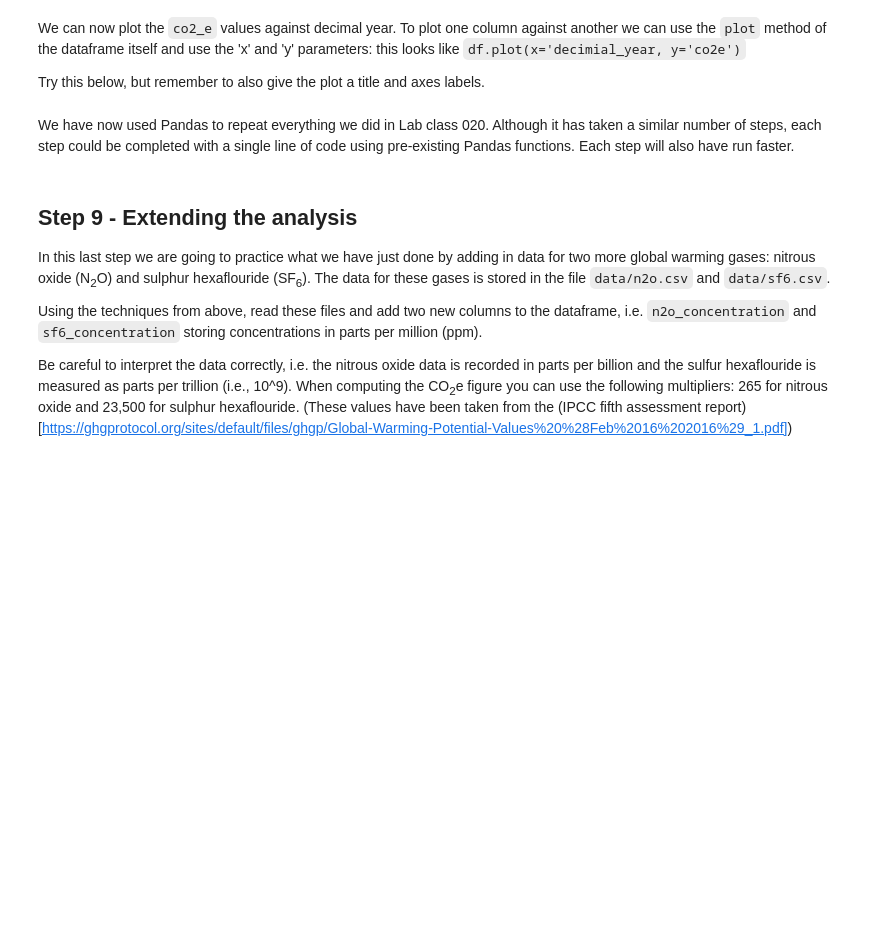
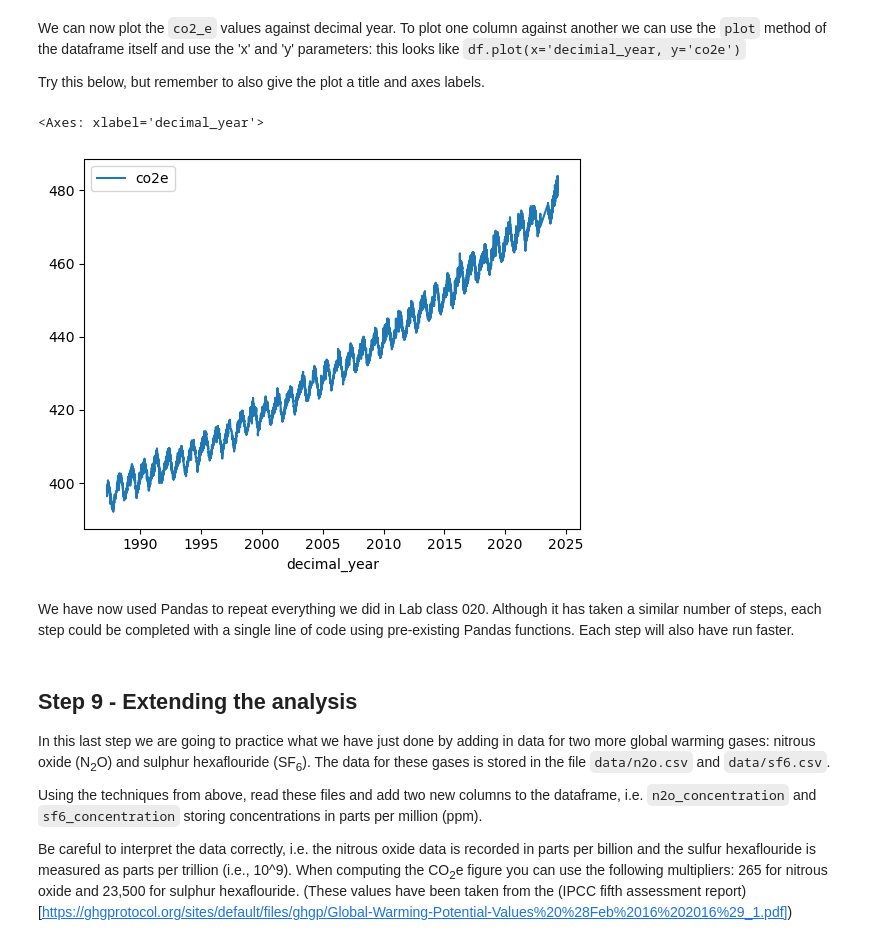
Before and after one commit to twinzies/COM6018, a Jupyter notebook: materials/labs/040_working_with_pandas.ipynb, the cells around one changed output. Saved outputs shown, nothing was run; the diff lists cells and outputs as text; code cells hidden in the pictures; blank space fills up the shorter version.

```diff
--- a/materials/labs/040_working_with_pandas.ipynb
+++ b/materials/labs/040_working_with_pandas.ipynb
@@ -161,3 +214,6 @@ Add a new column to the DataFrame called `decimal_year` that is formed using the
+# %%
+# WRITE SOLUTION HERE
+df['decimal_year'] = df.year + (df.month-1)/12 + (df.day-1)/365
 # %%
 # TEST
 assert df.decimal_year[0] == 1987.2554794520547
@@ -168,6 +226,10 @@ We can now plot the `co2_e` values against decimal year. To plot one column agai
 Try this below, but remember to also give the plot a title and axes labels.
 # %%
 # WRITE SOLUTION HERE
+df.plot(x='decimal_year', y='co2e')
+# %% [output]
+<Axes: xlabel='decimal_year'>
+[figure, added]
 # %% [markdown]
 We have now used Pandas to repeat everything we did in Lab class 020. Although it has taken a similar number of steps, each step could be completed with a single line of code using pre-existing Pandas functions. Each step will also have run faster.
 # %% [markdown]
```
Also changed, not shown: parts of 25 cells of this notebook.
